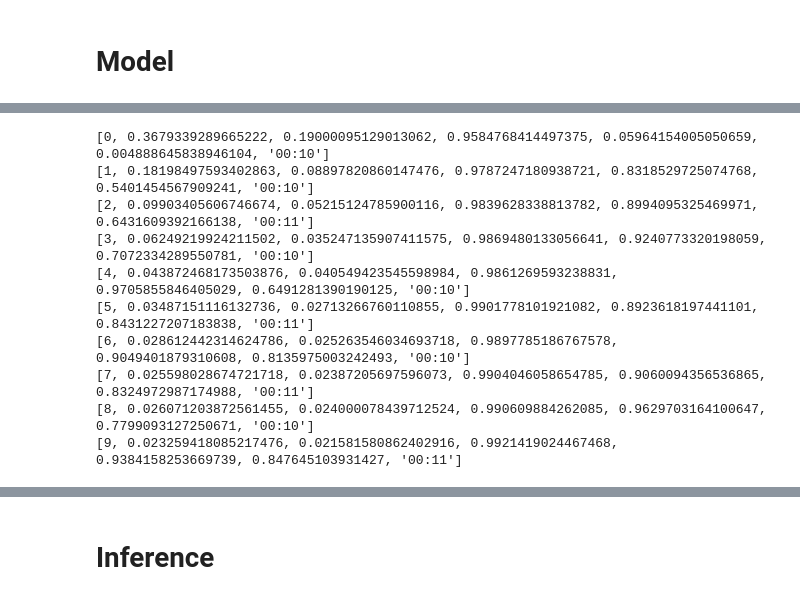
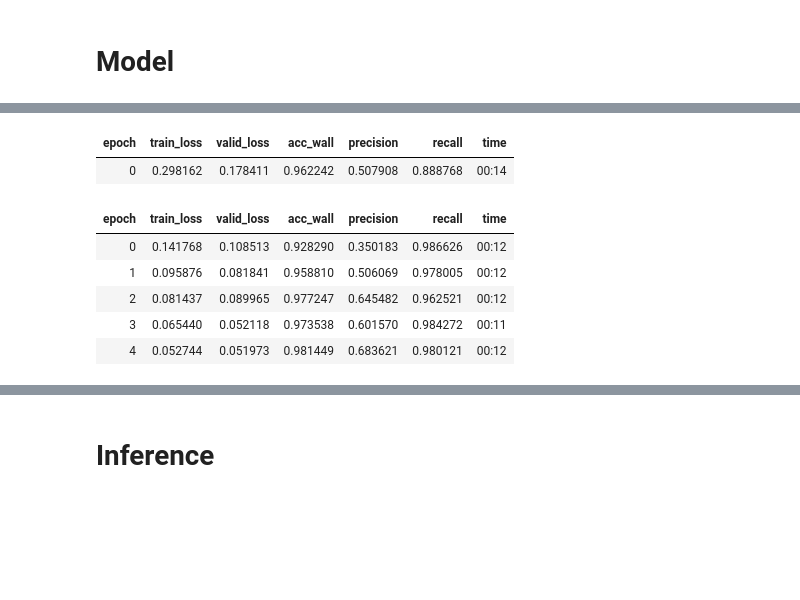
Before and after one commit to chosia/fastai-wall-detection, a Jupyter notebook: fastai-wall-detection.ipynb, the cells around one changed output, grey strips where cells are left out. Saved outputs shown, nothing was run; the diff lists cells and outputs as text; code cells hidden in the pictures; blank space fills up the shorter version.

```diff
--- a/fastai-wall-detection.ipynb
+++ b/fastai-wall-detection.ipynb
@@ -202,16 +185,14 @@ SuggestedLRs(valley=5.248074739938602e-05)
-# %%
-lr=5e-5
-learn.fit_one_cycle(10, slice(lr), pct_start=0.9)
-# %% [output]
-[0, 0.3679339289665222, 0.19000095129013062, 0.9584768414497375, 0.05964154005050659, 0.004888645838946104, '00:10']
-[1, 0.18198497593402863, 0.08897820860147476, 0.9787247180938721, 0.8318529725074768, 0.5401454567909241, '00:10']
-[2, 0.09903405606746674, 0.05215124785900116, 0.9839628338813782, 0.8994095325469971, 0.6431609392166138, '00:11']
-[3, 0.06249219924211502, 0.035247135907411575, 0.9869480133056641, 0.9240773320198059, 0.7072334289550781, '00:10']
-[4, 0.043872468173503876, 0.040549423545598984, 0.9861269593238831, 0.9705855846405029, 0.6491281390190125, '00:10']
-[5, 0.03487151116132736, 0.02713266760110855, 0.9901778101921082, 0.8923618197441101, 0.8431227207183838, '00:11']
-[6, 0.028612442314624786, 0.025263546034693718, 0.9897785186767578, 0.9049401879310608, 0.8135975003242493, '00:10']
-[7, 0.025598028674721718, 0.02387205697596073, 0.9904046058654785, 0.9060094356536865, 0.8324972987174988, '00:11']
-[8, 0.026071203872561455, 0.024000078439712524, 0.990609884262085, 0.9629703164100647, 0.7799093127250671, '00:10']
-[9, 0.023259418085217476, 0.021581580862402916, 0.9921419024467468, 0.9384158253669739, 0.847645103931427, '00:11']
+# %%
+lr=7e-5
+learn.fine_tune(5)
+# %% [output]
+| epoch | train_loss | valid_loss | acc_wall | precision | recall | time |
+| 0 | 0.298162 | 0.178411 | 0.962242 | 0.507908 | 0.888768 | 00:14 |
+| epoch | train_loss | valid_loss | acc_wall | precision | recall | time |
+| 0 | 0.141768 | 0.108513 | 0.928290 | 0.350183 | 0.986626 | 00:12 |
+| 1 | 0.095876 | 0.081841 | 0.958810 | 0.506069 | 0.978005 | 00:12 |
+| 2 | 0.081437 | 0.089965 | 0.977247 | 0.645482 | 0.962521 | 00:12 |
+| 3 | 0.065440 | 0.052118 | 0.973538 | 0.601570 | 0.984272 | 00:11 |
+| 4 | 0.052744 | 0.051973 | 0.981449 | 0.683621 | 0.980121 | 00:12 |
 # %%
 learn.save('stage-1')
```
Also changed, not shown: parts of 47 cells of this notebook.
